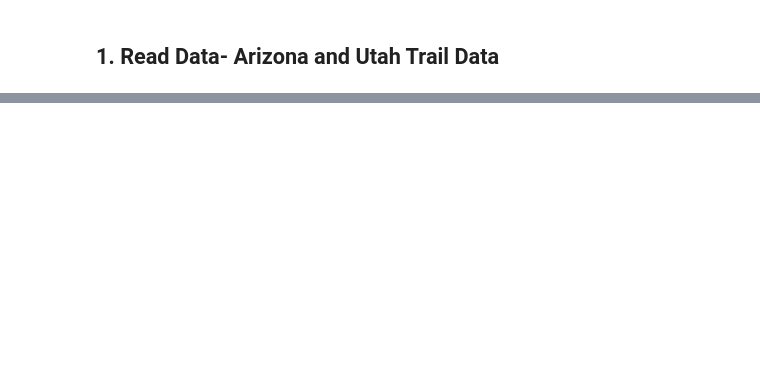
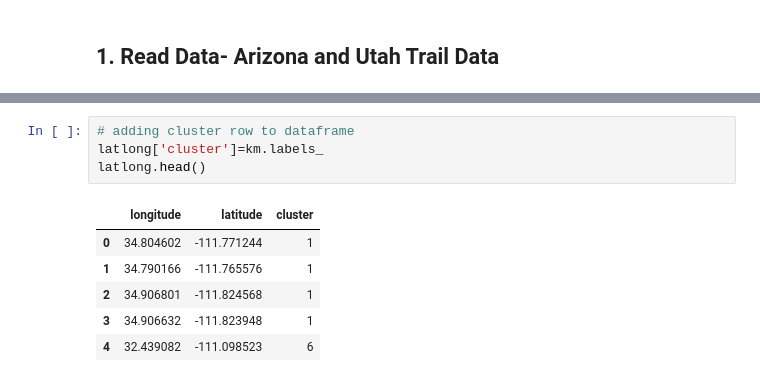
Before and after one commit to RyanCMcDonald/mtb_trail_recommender, a Jupyter notebook: 02_EDA.ipynb, the cells around one changed output, grey strips where cells are left out. Drawn from its saved outputs; the diff is of its cells as text; blank space fills up the shorter version.

```diff
--- a/02_EDA.ipynb
+++ b/02_EDA.ipynb
@@ -106,0 +207,11 @@ The majority of trails in Arizona are rated intermediate.
+# %%
+# adding cluster row to dataframe
+latlong['cluster']=km.labels_
+latlong.head()
+# %% [output]
+|  | longitude | latitude | cluster |
+| 0 | 34.804602 | -111.771244 | 1 |
+| 1 | 34.790166 | -111.765576 | 1 |
+| 2 | 34.906801 | -111.824568 | 1 |
+| 3 | 34.906632 | -111.823948 | 1 |
+| 4 | 32.439082 | -111.098523 | 6 |
```
Also changed, not shown: parts of 23 cells of this notebook, 11 other files.
